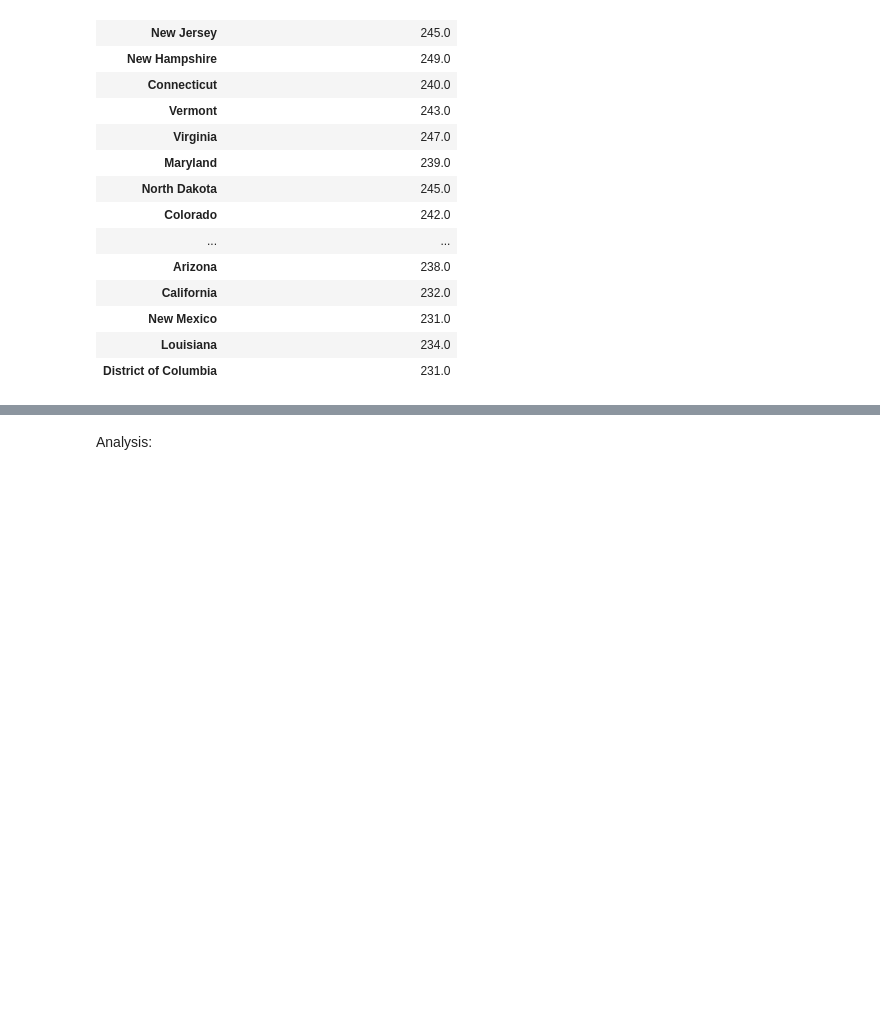
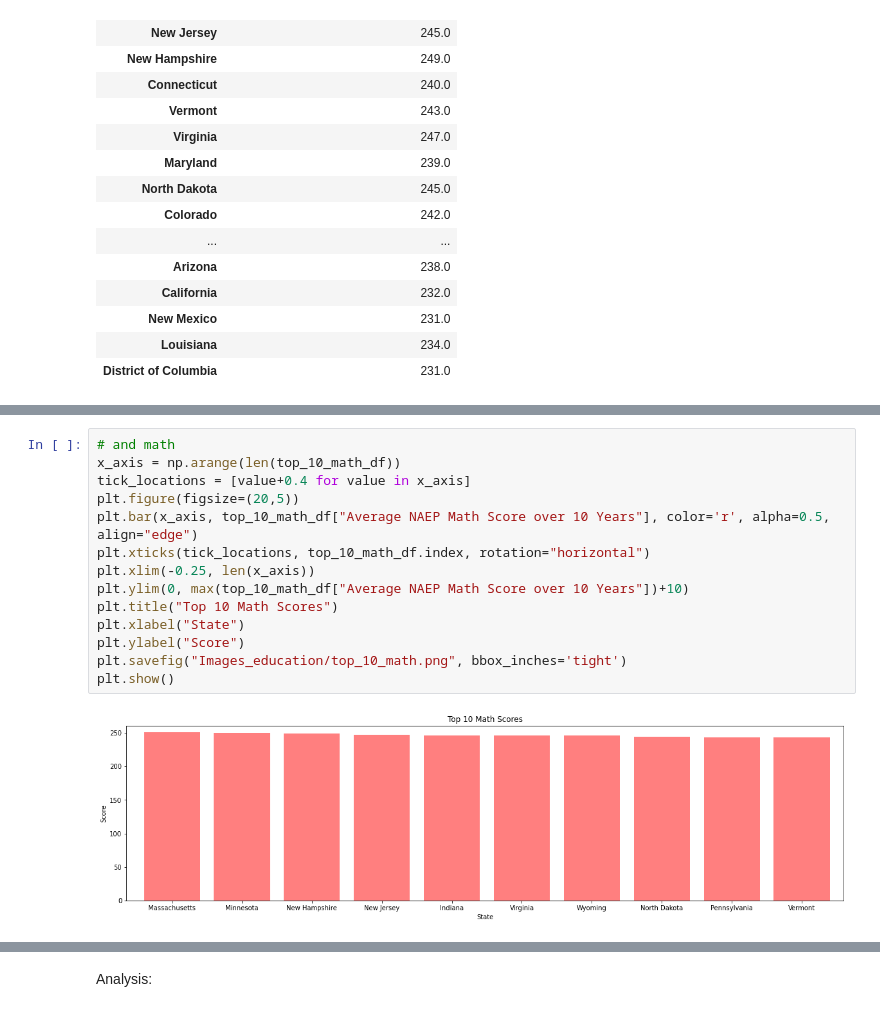
Before and after one commit to josh-acampado/dumbledores_platoon, a Jupyter notebook: National_test_scores.ipynb, the cells around one changed output, grey strips where cells are left out. Cells and saved outputs as stored; diff of their text form; blank space fills up the shorter version.

```diff
--- a/National_test_scores.ipynb
+++ b/National_test_scores.ipynb
@@ -333,0 +386,16 @@ Nevada                                                   234.0
+# %%
+# and math
+x_axis = np.arange(len(top_10_math_df))
+tick_locations = [value+0.4 for value in x_axis]
+plt.figure(figsize=(20,5))
+plt.bar(x_axis, top_10_math_df["Average NAEP Math Score over 10 Years"], color='r', alpha=0.5, align="edge")
+plt.xticks(tick_locations, top_10_math_df.index, rotation="horizontal")
+plt.xlim(-0.25, len(x_axis))
+plt.ylim(0, max(top_10_math_df["Average NAEP Math Score over 10 Years"])+10)
+plt.title("Top 10 Math Scores")
+plt.xlabel("State")
+plt.ylabel("Score")
+plt.savefig("Images_education/top_10_math.png", bbox_inches='tight')
+plt.show()
+# %% [output]
+[figure, added]
```
Also changed, not shown: parts of 9 cells of this notebook, 9 other files.
